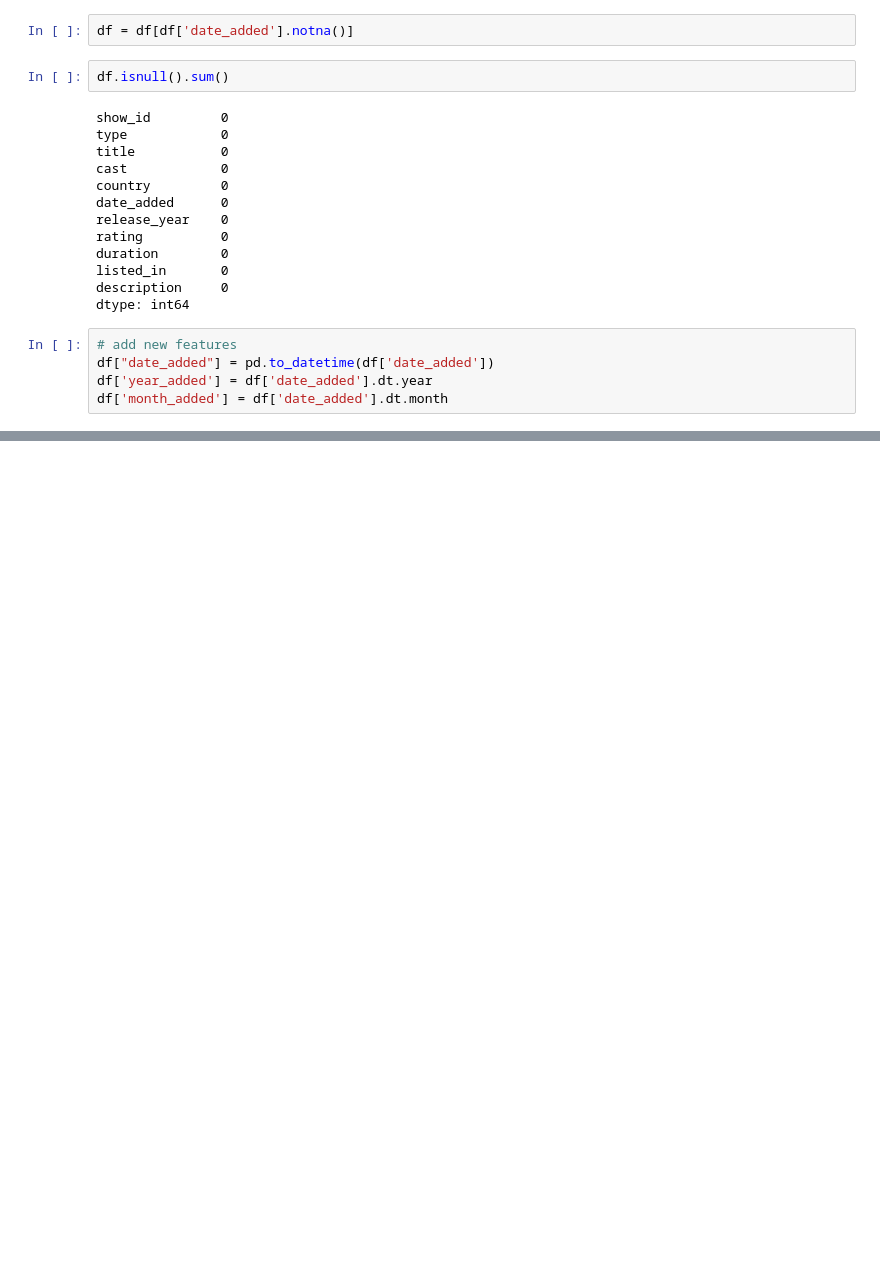
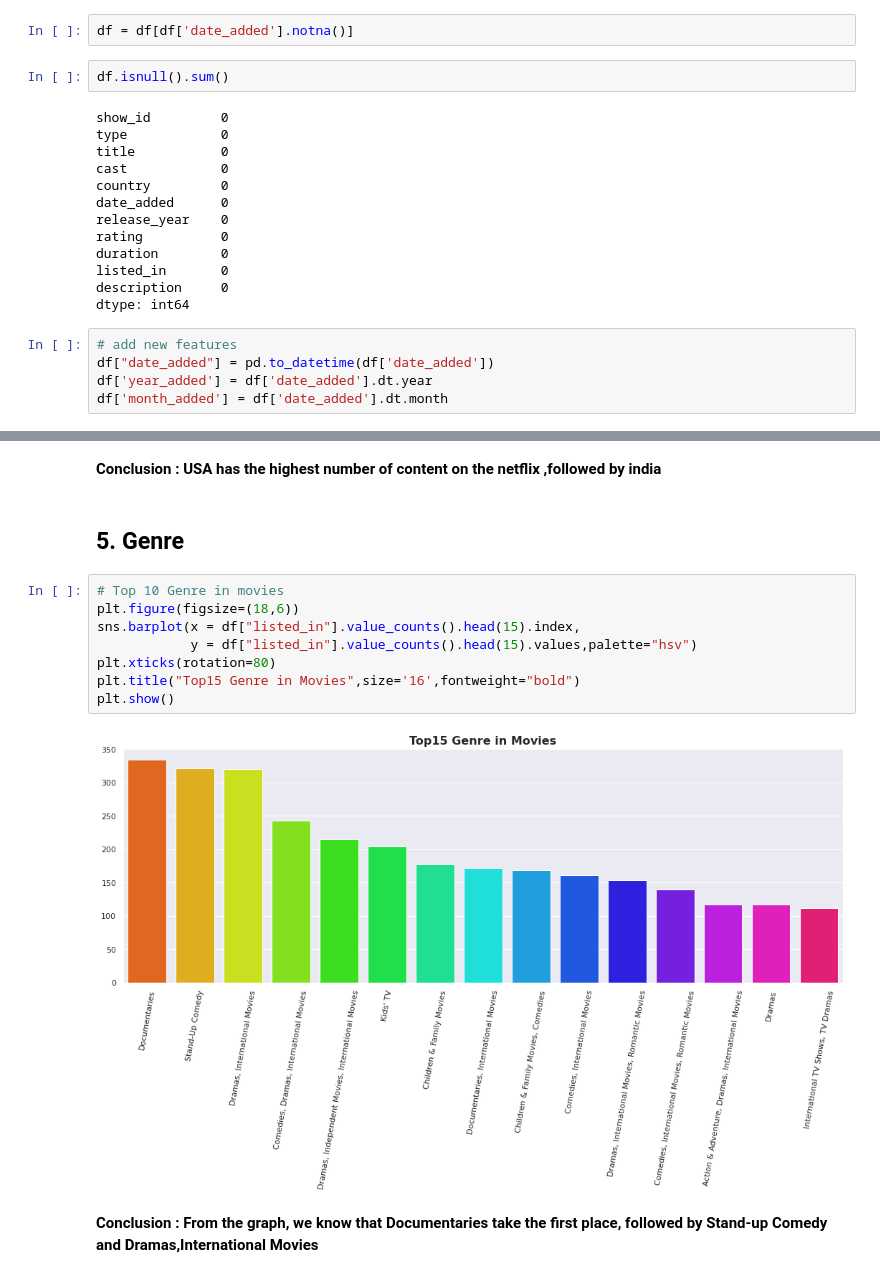
Before and after one commit to kiranahire03/NETFLIX-MOVIES-AND-TV-SHOWS-CLUSTERING, a Jupyter notebook: NETFLIX_MOVIES_AND_TV_SHOWS_CLUSTERING.ipynb, the cells around one changed output, grey strips where cells are left out. Drawn from its saved outputs; the diff is of its cells as text; blank space fills up the shorter version.

```diff
--- a/NETFLIX_MOVIES_AND_TV_SHOWS_CLUSTERING.ipynb
+++ b/NETFLIX_MOVIES_AND_TV_SHOWS_CLUSTERING.ipynb
@@ -239,0 +316,16 @@ df.head()
+# %% [markdown]
+**Conclusion : USA has the highest number of content on the netflix ,followed by india**
+# %% [markdown]
+## **5. Genre**
+# %%
+# Top 10 Genre in movies
+plt.figure(figsize=(18,6))
+sns.barplot(x = df["listed_in"].value_counts().head(15).index,
+            y = df["listed_in"].value_counts().head(15).values,palette="hsv")
+plt.xticks(rotation=80)
+plt.title("Top15 Genre in Movies",size='16',fontweight="bold")
+plt.show()
+# %% [output]
+[figure, added]
+# %% [markdown]
+**Conclusion : From the graph, we know that Documentaries take the first place, followed by Stand-up Comedy and Dramas,International Movies**
```
Also changed, not shown: parts of 15 cells of this notebook.
